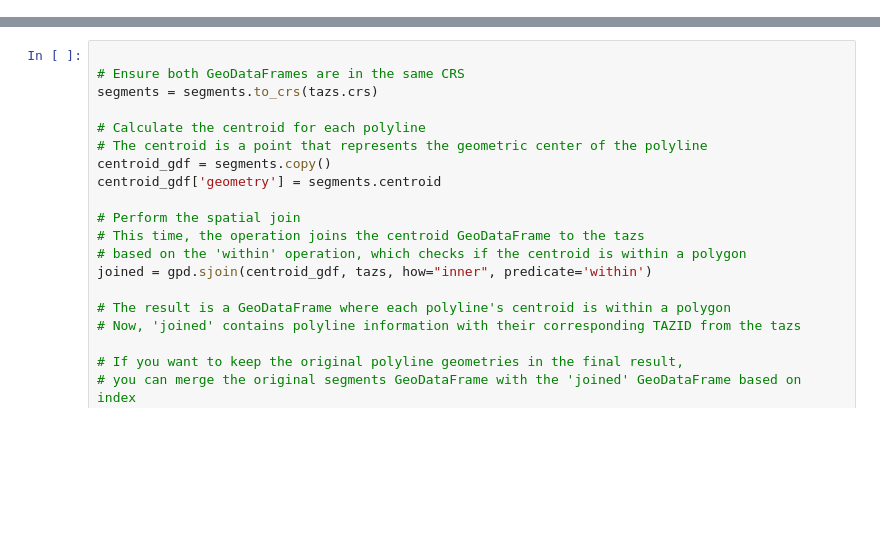
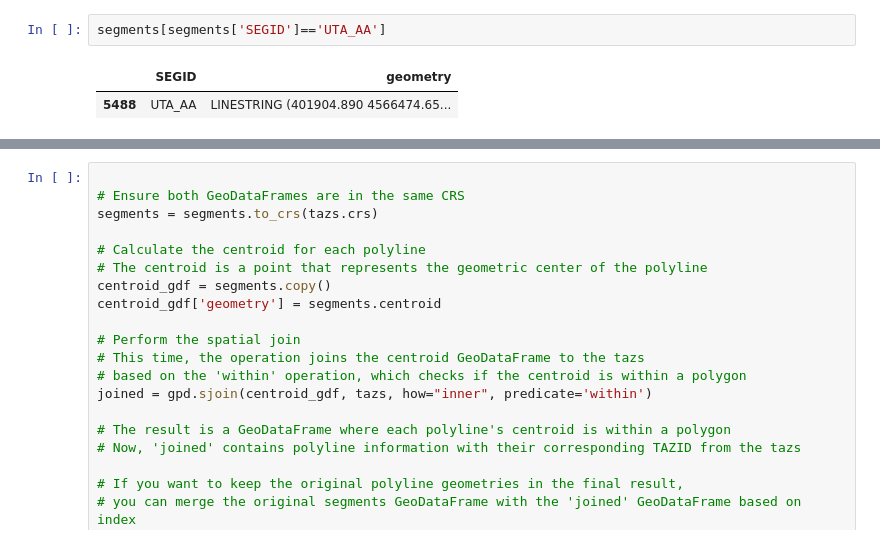
Before and after one commit to WFRCAnalytics/vizTool, a Jupyter notebook: scripts/Create-GeoJsons-Segments.ipynb, the cells around one changed output, grey strips where cells are left out. Saved outputs shown, nothing was run; the diff lists cells and outputs as text; blank space fills up the shorter version.

```diff
--- a/scripts/Create-GeoJsons-Segments.ipynb
+++ b/scripts/Create-GeoJsons-Segments.ipynb
@@ -24 +24,6 @@ segments
+# %%
+segments[segments['SEGID']=='UTA_AA']
+# %% [output]
+|  | SEGID | geometry |
+| 5488 | UTA_AA | LINESTRING (401904.890 4566474.65... |
 # %%
```
Also changed, not shown: parts of 3 cells of this notebook, 30 other files.
